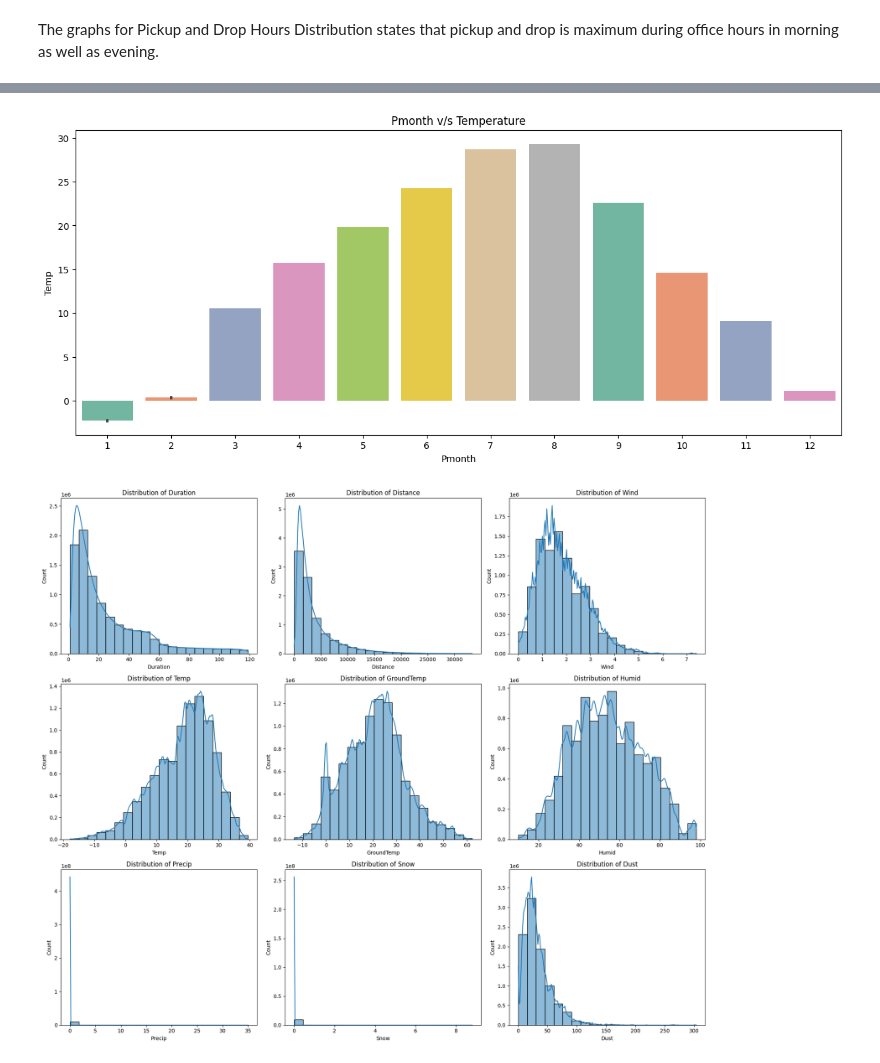
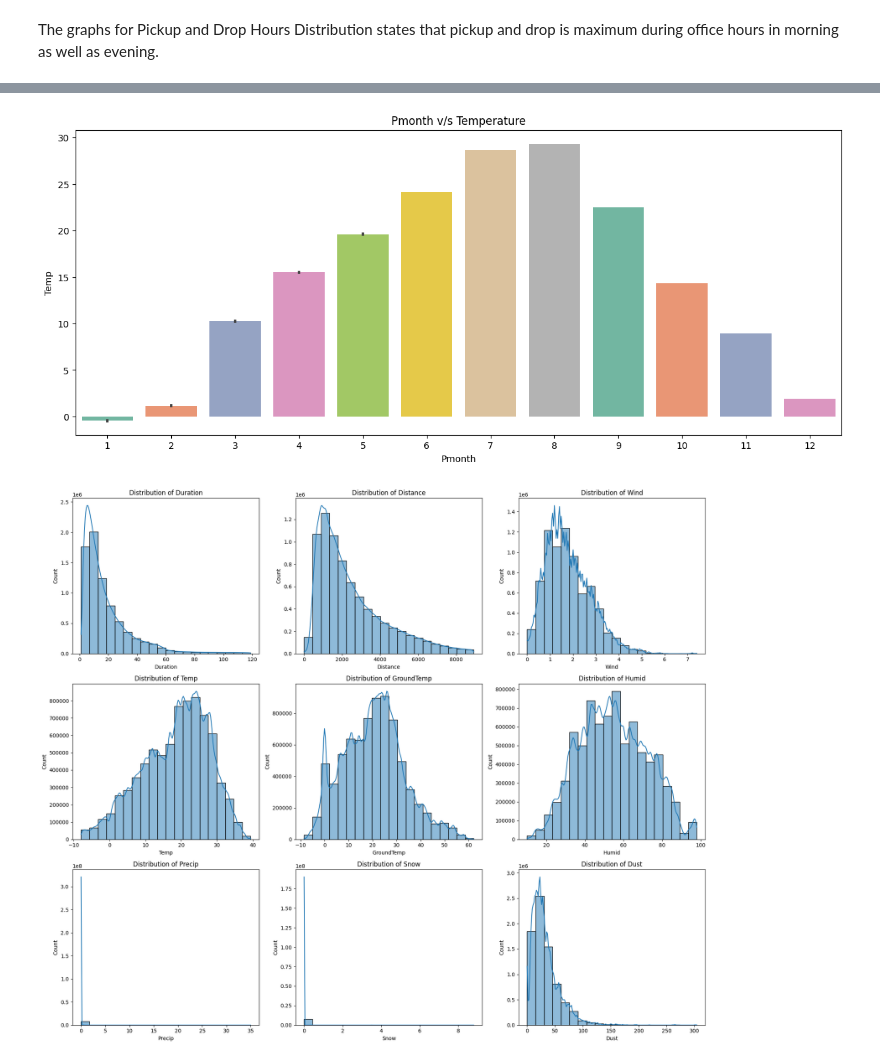
Before and after one commit to dp2292/CP01-Data-Alchemists, a Jupyter notebook: CP01.ipynb, the cells around one changed output, grey strips where cells are left out. Cells and saved outputs as stored; diff of their text form; code cells hidden in the pictures.

```diff
--- a/CP01.ipynb
+++ b/CP01.ipynb
@@ -27,0 +90,3 @@ df1 = pd.read_csv('/content/data/For_modeling.csv')
+# %%
+# removing the tuples for which haversine == 0
+filtered_data = data[data['Haversine'] != 0]
@@ -27,0 +103,4 @@ df1 = pd.read_csv('/content/data/For_modeling.csv')
+# %%
+#Remove all duplicates
+filtered_data.drop_duplicates(inplace=True)
+print("Dataset size after removing duplicates:", filtered_data.shape)
@@ -27,0 +113,17 @@ df1 = pd.read_csv('/content/data/For_modeling.csv')
+# %%
+columns_to_check = ['Distance', 'Haversine', 'Dhour', 'Phour', 'Temp']
+
+# Calculate the quartiles and IQR for the specified columns
+Q1 = filtered_data[columns_to_check].quantile(0.25)
+Q3 = filtered_data[columns_to_check].quantile(0.75)
+IQR = Q3 - Q1
+
+# Define the lower and upper bounds for outlier detection
+lower_bound = Q1 - 1.5 * IQR
+upper_bound = Q3 + 1.5 * IQR
+
+# Create a boolean mask for outliers in each column
+outliers_mask = ((filtered_data[columns_to_check] < lower_bound) | (filtered_data[columns_to_check] > upper_bound)).any(axis=1)
+
+# Apply the mask to remove rows with outliers
+filtered_data = filtered_data[~outliers_mask]
@@ -161,0 +268,13 @@ sns.countplot(data = df1, x ="Humid", palette = sns.color_palette("Set2")).set(
+# %%
+col_names = ['Phour', 'Dhour','Dmonth', 'PDweek', 'Dhour', 'DDweek', 'Pmin', 'Dmin','Pmonth']
+
+# Set up subplots with adjusted plot size
+fig, axes = plt.subplots(3,3, figsize=(18, 15))
+axes = axes.ravel()
+
+for i, col in enumerate(col_names):
+    sns.countplot(x=filtered_data[col], ax=axes[i])
+    axes[i].set_title(f'Distribution of {col}')
+
+plt.tight_layout()
+plt.show()
@@ -172,22 +293,22 @@ figure.show();
 plt.figure(figsize=(15,6))
 sns.barplot(x = 'Pmonth',
             y = 'Temp',
-            data = df1,
+            data = filtered_data,
            palette=sns.color_palette("Set2")).set(
     title="Pmonth v/s Temperature");
 # %% [output]
-[figure, old version]
+[figure, new version]
 # %%
 col_names = ['Duration', 'Distance', 'Wind', 'Temp', 'GroundTemp', 'Humid', 'Precip', 'Snow', 'Dust']
 
 fig, axes = plt.subplots(3, 3, figsize=(18, 15))
 axes = axes.ravel()
 
 for i, col in enumerate(col_names):
-    sns.histplot(df1[col], ax=axes[i], kde=True, bins=20)
+    sns.histplot(filtered_data[col], ax=axes[i], kde=True, bins=20)
     axes[i].set_title(f'Distribution of {col}')
 
 plt.tight_layout()
 plt.show()
 # %% [output]
-[figure, old version]
+[figure, new version]
```
Also changed, not shown: parts of 35 cells of this notebook.
